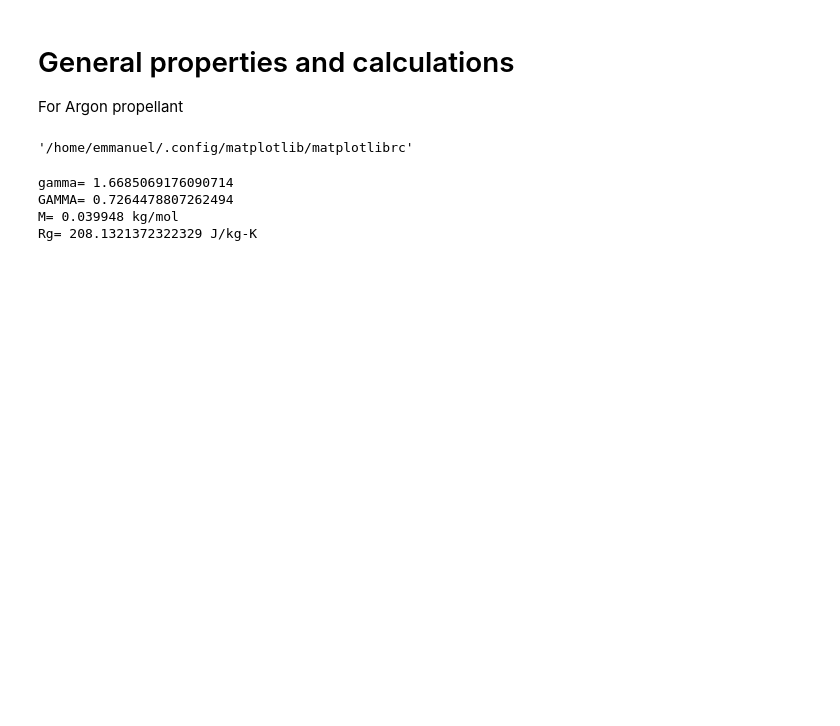
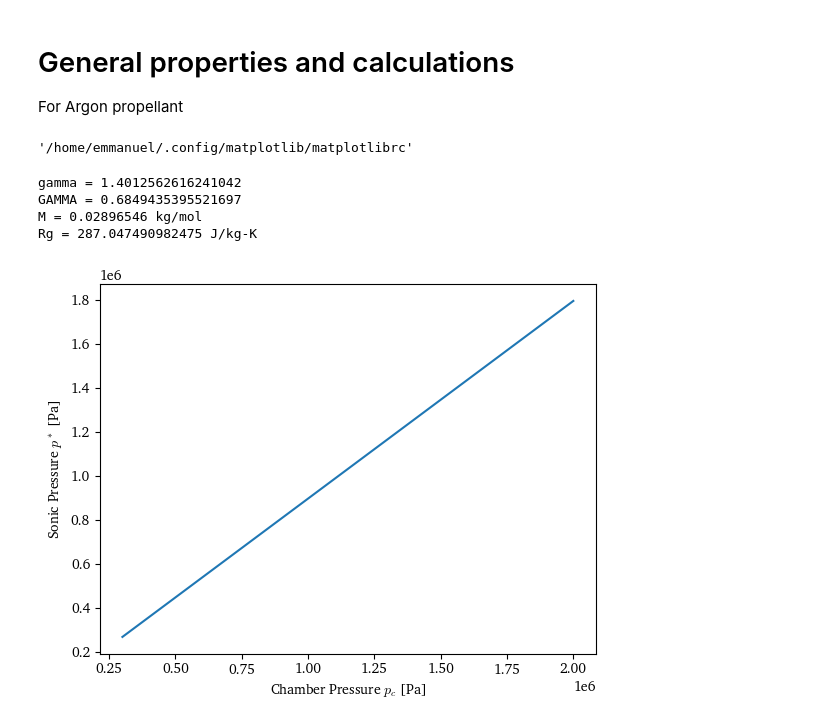
Before and after one commit to eeduplay/MScThesis, a Jupyter notebook: code/generalData.ipynb, the cells around one changed output. Cells and saved outputs as stored; diff of their text form; code cells hidden in the pictures; blank space fills up the shorter version.

```diff
--- a/code/generalData.ipynb
+++ b/code/generalData.ipynb
@@ -19,7 +19,7 @@ matplotlib.matplotlib_fname()
 ## Define and print some useful values
 R_UNIV = 8.31446261815324  # J mol^-1 K^-1, Universal gas constant
 
-workingFluid = 'Argon'
+workingFluid = 'Air'
 standard_pressure = 101.3e3  # Pa, atmospheric pressure
 standard_temperature = 273.15  # K, standard temperature (0C)
 room_temperature = 300  # K, ambient temperature
@@ -33,12 +33,12 @@ molarMass = PropsSI('M', workingFluid)
 
 Rg = R_UNIV/molarMass
 
-print('gamma=', gamma)
-print('GAMMA=', GAMMA)
-print('M=', molarMass, 'kg/mol')
-print('Rg=', Rg, 'J/kg-K')
+print('gamma =', gamma)
+print('GAMMA =', GAMMA)
+print('M =', molarMass, 'kg/mol')
+print('Rg =', Rg, 'J/kg-K')
 # %% [output]
-gamma= 1.6685069176090714
-GAMMA= 0.7264478807262494
-M= 0.039948 kg/mol
-Rg= 208.1321372322329 J/kg-K
+gamma = 1.4012562616241042
+GAMMA = 0.6849435395521697
+M = 0.02896546 kg/mol
+Rg = 287.047490982475 J/kg-K
@@ -45,2 +50,11 @@ Rg= 208.1321372322329 J/kg-K
+# %%
+## Compute sonic conditions
+sonic_pressures = chamber_pressures*(2/(gamma+1))**(gamma/(gamma+1))
+plt.plot(chamber_pressures, sonic_pressures)
+plt.xlabel('Chamber Pressure $p_c$ [Pa]')
+plt.ylabel(r'Sonic Pressure $p^*$ [Pa]')
+plt.show()
+# %% [output]
+[figure, added]
 # %%
 ## Computing ideal expansion thrust factor
```
Also changed, not shown: parts of 4 cells of this notebook.
